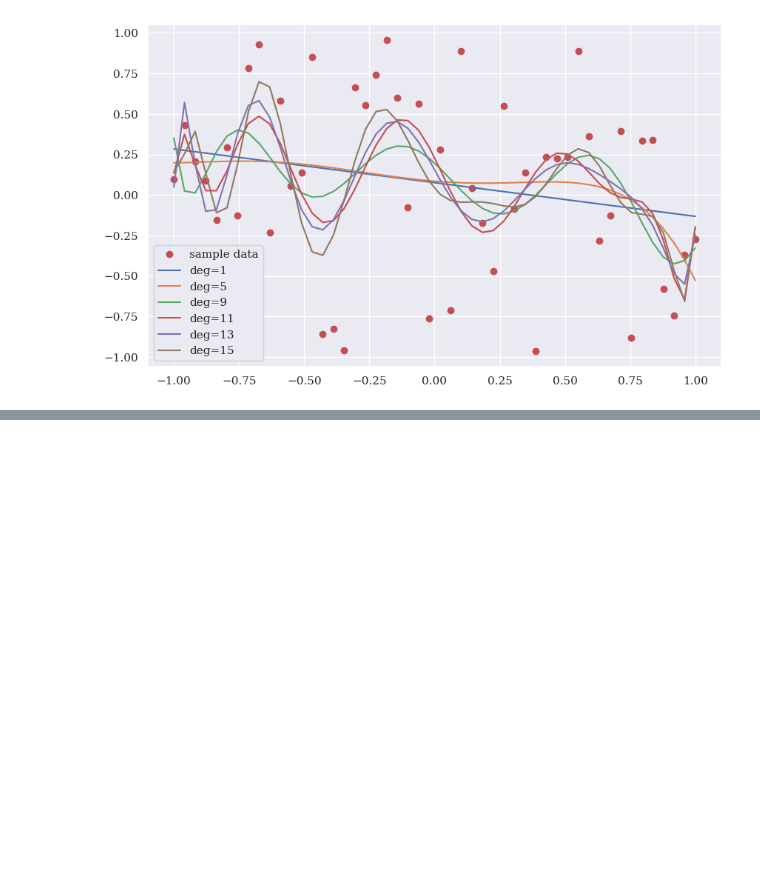
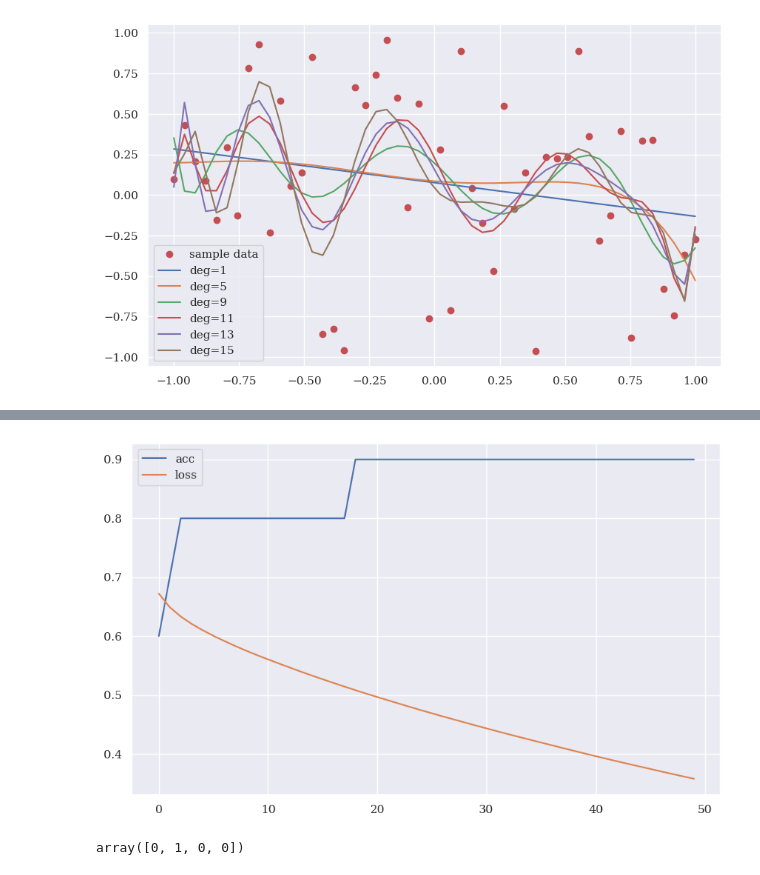
Before and after one commit to ggalarza1/AI_Finance, a Jupyter notebook: AI_finance.ipynb, the cells around one changed output, grey strips where cells are left out. Saved outputs shown, nothing was run; the diff lists cells and outputs as text; code cells hidden in the pictures; blank space fills up the shorter version.

```diff
--- a/AI_finance.ipynb
+++ b/AI_finance.ipynb
@@ -298,0 +309,5 @@ Wall time: 2min 15s
+# %%
+f =5
+n =10
+
+np.random.seed(100)
@@ -298,0 +322,11 @@ Wall time: 2min 15s
+# %%
+model = Sequential()
+model.add(Dense(256, activation='relu', input_dim=(f)))
+model.add(Dense(1, activation='sigmoid'))
+model.compile(loss='binary_crossentropy', optimizer='rmsprop',metrics=['acc'])
+# %%
+n = 10
+f = 5
+x = np.random.randint(0,2,(n,f))
+y = np.random.randint(0,2,n)
+h = model.fit(x ,y ,epochs=50, verbose=False)
@@ -298,0 +341,16 @@ Wall time: 2min 15s
+# %%
+res = pd.DataFrame(h.history)
+# %%
+res.plot(figsize=(10,6));
+# %% [output]
+[figure, added]
+# %%
+f = 10
+n = 250
+np.random.seed(100)
+x = np.random.randint(0,2,(n,f))
+x[:4]
+y = np.random.randint(0,2,n)
+y[:4]
+# %% [output]
+array([0, 1, 0, 0])
```
Also changed, not shown: parts of 18 cells of this notebook.
